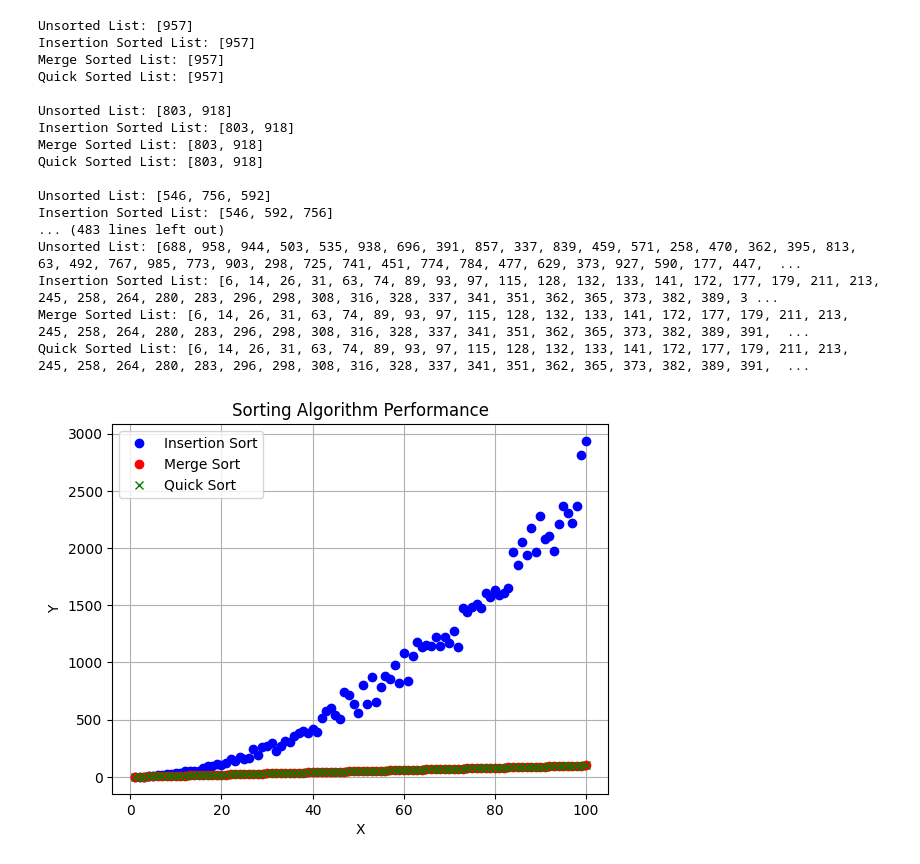
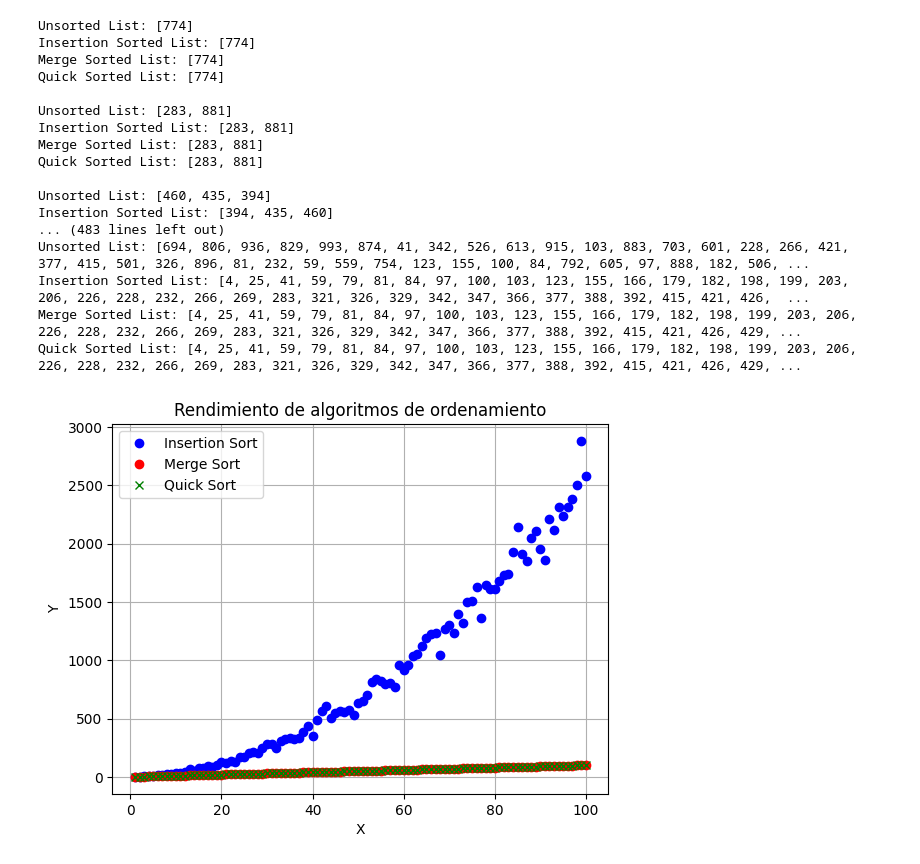
Before and after one commit to MalagonRicardo/-MalagonRicardo-EDA-I, a Jupyter notebook: P12/code.ipynb, the cells around one changed output. Cells and saved outputs as stored; diff of their text form; code cells hidden in the pictures.

Commit message:
P12, graphs sort

```diff
--- a/P12/code.ipynb
+++ b/P12/code.ipynb
@@ -78,46 +78,46 @@ for num in eje_x:
     insertion_sorted = insertionSort(lista_variable.copy())
     eje_y_insertion.append(time)
     print("Insertion Sorted List:", insertion_sorted)
 
     merge_sorted = mergeSort(lista_variable.copy())
     eje_y_merge.append(len(merge_sorted))
     print("Merge Sorted List:", merge_sorted)
 
     quick_sorted = quickSort(lista_variable.copy())
     eje_y_quick.append(len(quick_sorted))
     print("Quick Sorted List:", quick_sorted)
 
     print()
 
 fig, ax = plt.subplots(facecolor='w', edgecolor='k')
 ax.plot(eje_x, eje_y_insertion, marker="o", color="b", linestyle='None')
 ax.plot(eje_x, eje_y_quick, marker="o", color="r", linestyle='None')
 ax.plot(eje_x, eje_y_merge, marker="x", color="g", linestyle='None')
 
 
 ax.set_xlabel("X")
 ax.set_ylabel("Y")
 ax.grid(True)
 ax.legend(["Insertion Sort", "Merge Sort", "Quick Sort"])
 
-plt.title("Sorting Algorithm Performance")
+plt.title("Rendimiento de algoritmos de ordenamiento")
 plt.show()
 # %% [output]
-Unsorted List: [957]
-Insertion Sorted List: [957]
-Merge Sorted List: [957]
-Quick Sorted List: [957]
+Unsorted List: [774]
+Insertion Sorted List: [774]
+Merge Sorted List: [774]
+Quick Sorted List: [774]
 
-Unsorted List: [803, 918]
-Insertion Sorted List: [803, 918]
-Merge Sorted List: [803, 918]
-Quick Sorted List: [803, 918]
+Unsorted List: [283, 881]
+Insertion Sorted List: [283, 881]
+Merge Sorted List: [283, 881]
+Quick Sorted List: [283, 881]
 
-Unsorted List: [546, 756, 592]
-Insertion Sorted List: [546, 592, 756]
+Unsorted List: [460, 435, 394]
+Insertion Sorted List: [394, 435, 460]
 ... (483 lines left out)
-Unsorted List: [688, 958, 944, 503, 535, 938, 696, 391, 857, 337, 839, 459, 571, 258, 470, 362, 395, 813, 63, 492, 767, 985, 773, 903, 298, 725, 741, 451, 774, 784, 477, 629, 373, 927, 590, 177, 447,  ...
-Insertion Sorted List: [6, 14, 26, 31, 63, 74, 89, 93, 97, 115, 128, 132, 133, 141, 172, 177, 179, 211, 213, 245, 258, 264, 280, 283, 296, 298, 308, 316, 328, 337, 341, 351, 362, 365, 373, 382, 389, 3 ...
-Merge Sorted List: [6, 14, 26, 31, 63, 74, 89, 93, 97, 115, 128, 132, 133, 141, 172, 177, 179, 211, 213, 245, 258, 264, 280, 283, 296, 298, 308, 316, 328, 337, 341, 351, 362, 365, 373, 382, 389, 391,  ...
-Quick Sorted List: [6, 14, 26, 31, 63, 74, 89, 93, 97, 115, 128, 132, 133, 141, 172, 177, 179, 211, 213, 245, 258, 264, 280, 283, 296, 298, 308, 316, 328, 337, 341, 351, 362, 365, 373, 382, 389, 391,  ...
+Unsorted List: [694, 806, 936, 829, 993, 874, 41, 342, 526, 613, 915, 103, 883, 703, 601, 228, 266, 421, 377, 415, 501, 326, 896, 81, 232, 59, 559, 754, 123, 155, 100, 84, 792, 605, 97, 888, 182, 506, ...
+Insertion Sorted List: [4, 25, 41, 59, 79, 81, 84, 97, 100, 103, 123, 155, 166, 179, 182, 198, 199, 203, 206, 226, 228, 232, 266, 269, 283, 321, 326, 329, 342, 347, 366, 377, 388, 392, 415, 421, 426,  ...
+Merge Sorted List: [4, 25, 41, 59, 79, 81, 84, 97, 100, 103, 123, 155, 166, 179, 182, 198, 199, 203, 206, 226, 228, 232, 266, 269, 283, 321, 326, 329, 342, 347, 366, 377, 388, 392, 415, 421, 426, 429, ...
+Quick Sorted List: [4, 25, 41, 59, 79, 81, 84, 97, 100, 103, 123, 155, 166, 179, 182, 198, 199, 203, 206, 226, 228, 232, 266, 269, 283, 321, 326, 329, 342, 347, 366, 377, 388, 392, 415, 421, 426, 429, ...
-[figure, old version]
+[figure, new version]
```
